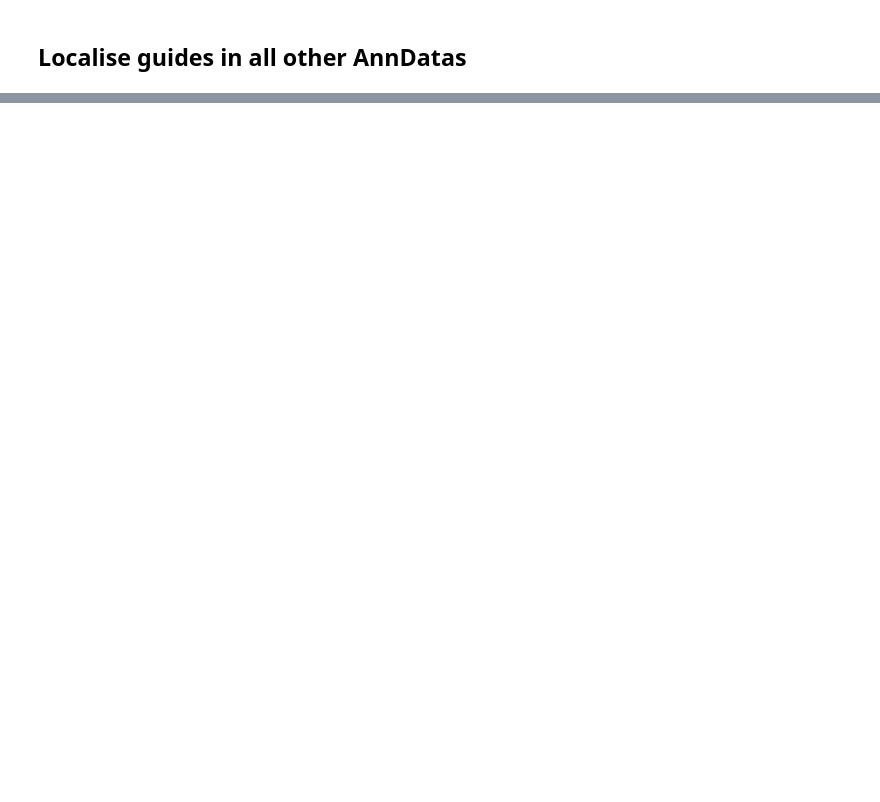
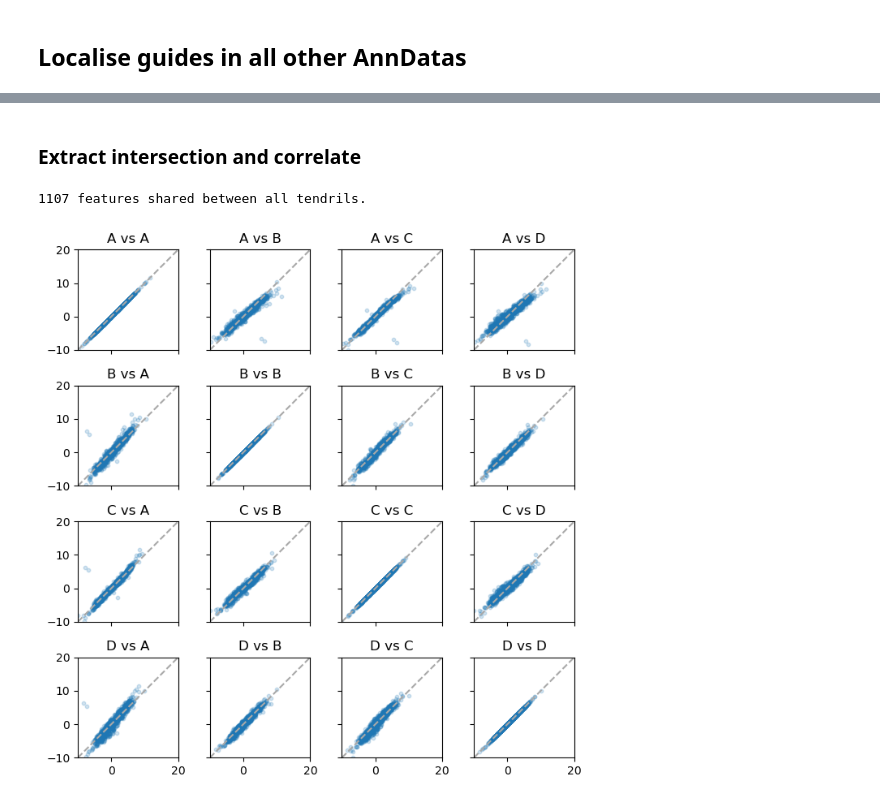
Before and after one commit to timtreis/PERISCOPE_sanity_check, a Jupyter notebook: notebooks/01_prepare_data.ipynb, the cells around one changed output, grey strips where cells are left out. Drawn from its saved outputs; the diff is of its cells as text; code cells hidden in the pictures; blank space fills up the shorter version.

```diff
--- a/notebooks/01_prepare_data.ipynb
+++ b/notebooks/01_prepare_data.ipynb
@@ -286,0 +336,47 @@ fig.tight_layout()
+# %% [markdown]
+### Extract intersection and correlate
+# %%
+tendril1_features = {}
+
+for i, plate_id in enumerate(sorted(adata_dict.keys())):
+
+    tendril_adata = adata_dict[plate_id][adata_dict[plate_id].obs.leiden == tendril1_clusters[plate_id]]
+    tendril1_features[plate_id] = tendril_adata.to_df().columns.tolist()
+
+common_features = tendril1_features["CP186A"]
+for i, plate_id in enumerate(sorted(adata_dict.keys())):
+
+    common_features = set(common_features).intersection(set(tendril1_features[plate_id]))
+
+common_features = sorted(list(common_features))
+print(f"{len(common_features)} features shared between all tendrils.")
+
+median_profiles = {}
+for i, plate_id in enumerate(sorted(adata_dict.keys())):
+
+    tendril_adata = adata_dict[plate_id][adata_dict[plate_id].obs.leiden == tendril1_clusters[plate_id]]
+    median_profiles[plate_id] = tendril_adata.to_df()[common_features].median()
+
+fig, axs = plt.subplots(ncols=4, nrows=4, figsize=(7, 7), sharex=True, sharey=True)
+
+for i, plate_id_a in enumerate(sorted(adata_dict.keys())):
+    for j, plate_id_b in enumerate(sorted(adata_dict.keys())):
+
+        axs[i, j].set_xlim(-10, 20)
+        axs[i, j].set_ylim(-10, 20)
+        axs[i, j].set_aspect("equal")
+        axs[i, j].axline((-10, -10), slope=1, color="#a9a9a9", linestyle="--")
+
+        axs[i, j].scatter(
+            x=median_profiles[plate_id_a],
+            y=median_profiles[plate_id_b],
+            alpha=0.2,
+            s=10,
+        )
+        title = f"{plate_id_a.replace("CP186", "")} vs {plate_id_b.replace("CP186", "")}"
+        axs[i, j].set_title(title)
+
+fig.tight_layout()
+# %% [output]
+1107 features shared between all tendrils.
+[figure, added]
```
Also changed, not shown: parts of 19 cells of this notebook, 1 other file.
